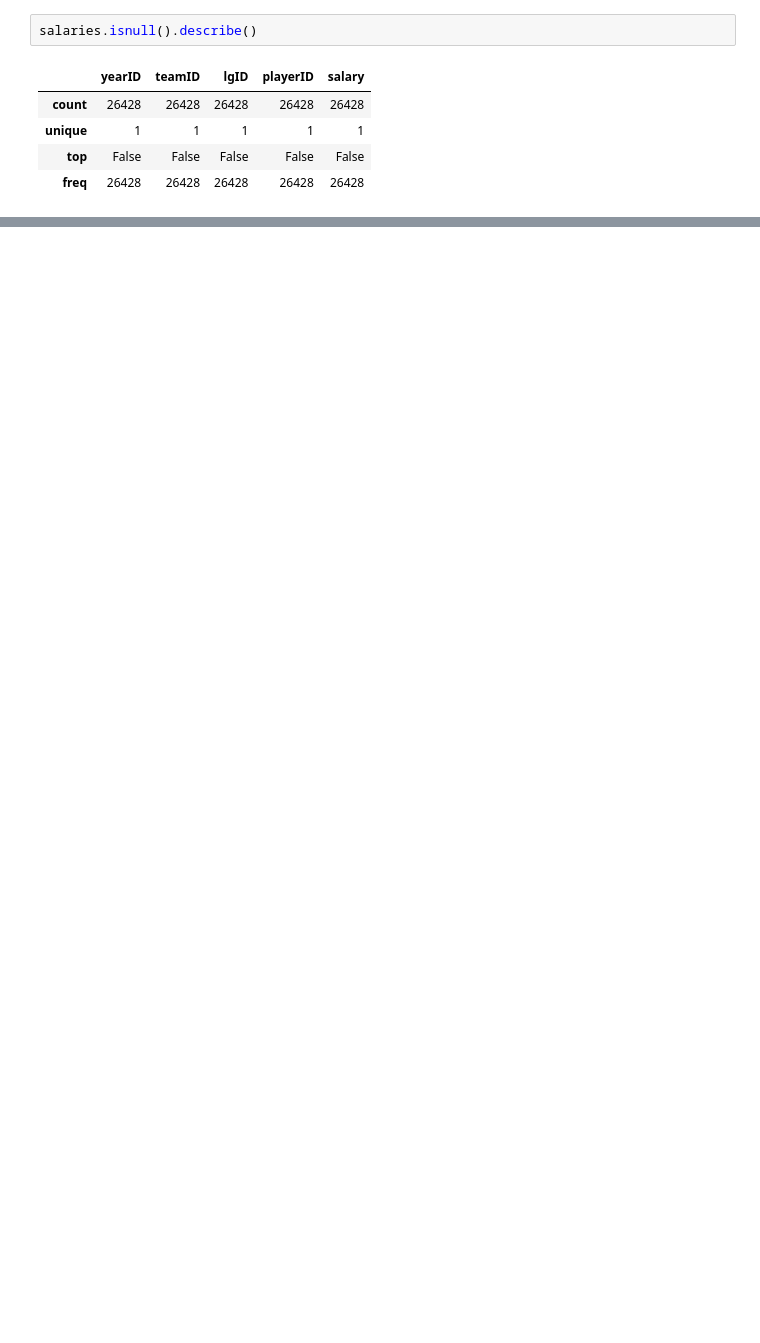
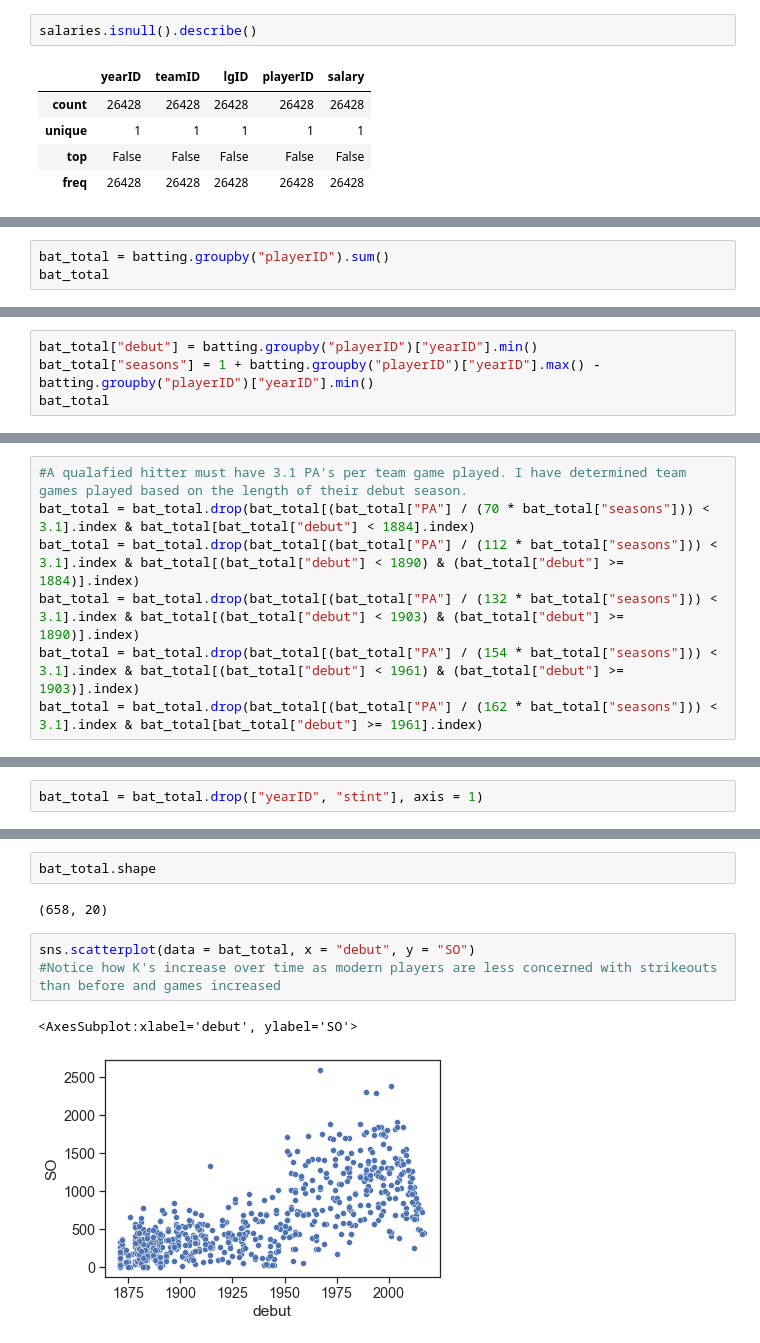
Before and after one commit to data301-2021-winter1/project-group37-project, a Jupyter notebook: notebooks/analysis1.ipynb, the cells around one changed output, grey strips where cells are left out. Cells and saved outputs as stored; diff of their text form; blank space fills up the shorter version.

```diff
--- a/notebooks/analysis1.ipynb
+++ b/notebooks/analysis1.ipynb
@@ -230,0 +253,3 @@ batting.shape
+# %%
+bat_total = batting.groupby("playerID").sum()
+bat_total
@@ -230,0 +295,4 @@ batting.shape
+# %%
+bat_total["debut"] = batting.groupby("playerID")["yearID"].min()
+bat_total["seasons"] = 1 + batting.groupby("playerID")["yearID"].max() - batting.groupby("playerID")["yearID"].min()
+bat_total
@@ -230,0 +314,7 @@ batting.shape
+# %%
+#A qualafied hitter must have 3.1 PA's per team game played. I have determined team games played based on the length of their debut season.
+bat_total = bat_total.drop(bat_total[(bat_total["PA"] / (70 * bat_total["seasons"])) < 3.1].index & bat_total[bat_total["debut"] < 1884].index)
+bat_total = bat_total.drop(bat_total[(bat_total["PA"] / (112 * bat_total["seasons"])) < 3.1].index & bat_total[(bat_total["debut"] < 1890) & (bat_total["debut"] >= 1884)].index)
+bat_total = bat_total.drop(bat_total[(bat_total["PA"] / (132 * bat_total["seasons"])) < 3.1].index & bat_total[(bat_total["debut"] < 1903) & (bat_total["debut"] >= 1890)].index)
+bat_total = bat_total.drop(bat_total[(bat_total["PA"] / (154 * bat_total["seasons"])) < 3.1].index & bat_total[(bat_total["debut"] < 1961) & (bat_total["debut"] >= 1903)].index)
+bat_total = bat_total.drop(bat_total[(bat_total["PA"] / (162 * bat_total["seasons"])) < 3.1].index & bat_total[bat_total["debut"] >= 1961].index)
@@ -230,0 +334,2 @@ batting.shape
+# %%
+bat_total = bat_total.drop(["yearID", "stint"], axis = 1)
@@ -230,0 +348,10 @@ batting.shape
+# %%
+bat_total.shape
+# %% [output]
+(658, 20)
+# %%
+sns.scatterplot(data = bat_total, x = "debut", y = "SO")
+#Notice how K's increase over time as modern players are less concerned with strikeouts than before and games increased
+# %% [output]
+<AxesSubplot:xlabel='debut', ylabel='SO'>
+[figure, added]
```
Also changed, not shown: parts of 42 cells of this notebook.
